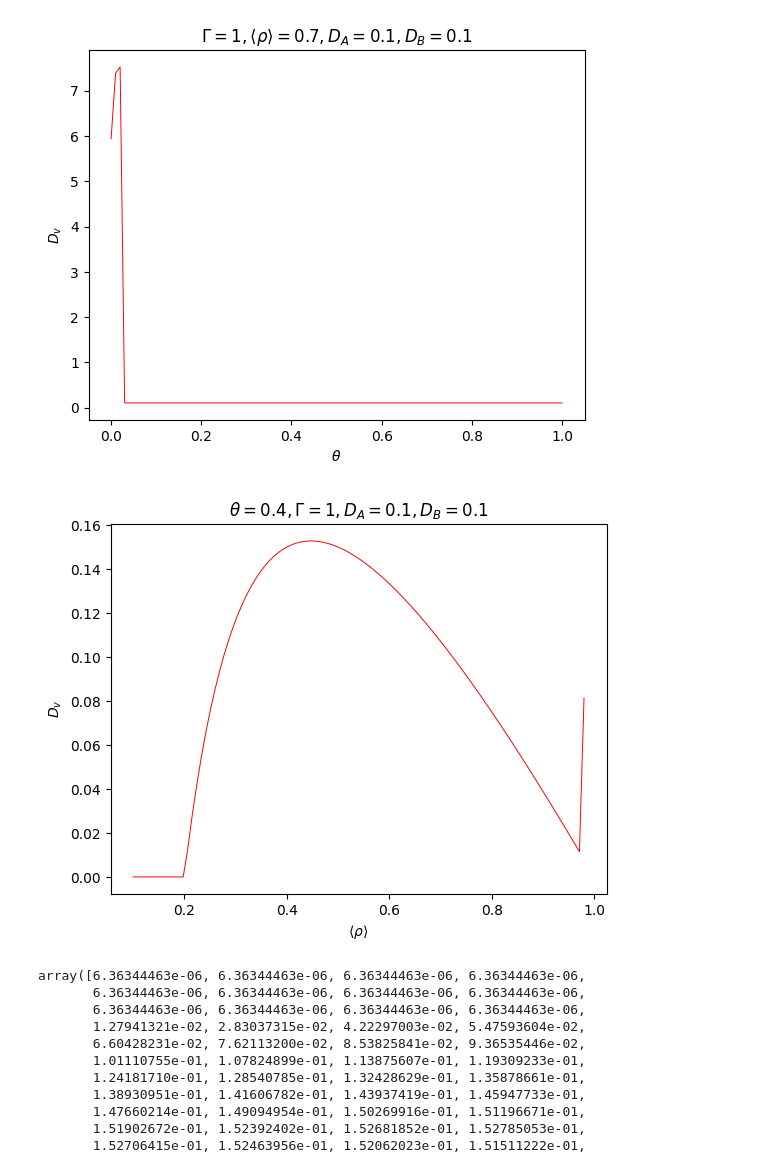
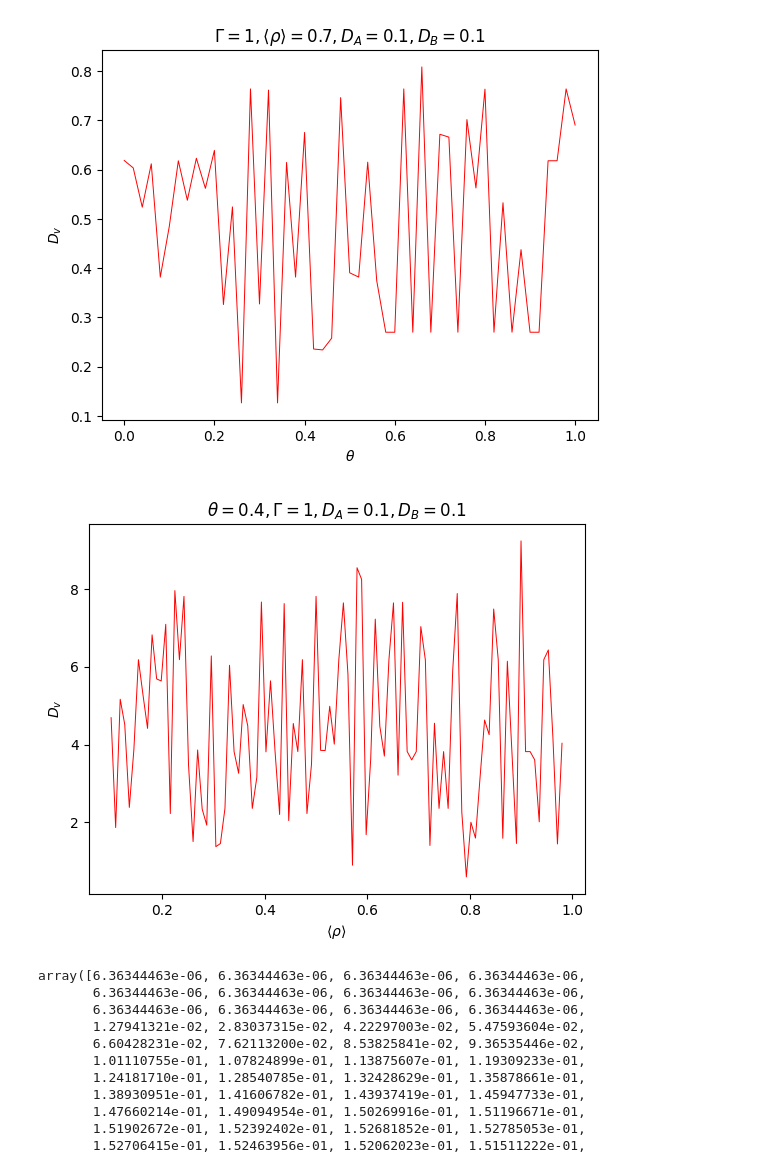
Before and after one commit to wmerbis/fluctuating_hydro, a Jupyter notebook: Linear_stability.ipynb, the cells around one changed output. Cells and saved outputs as stored; diff of their text form; code cells hidden in the pictures.

```diff
--- a/Linear_stability.ipynb
+++ b/Linear_stability.ipynb
@@ -91,0 +168,12 @@ def optimize_rate(J, Q, k_bounds=(0.1, 5.0)):
+# %%
+kab_space = np.concat([np.linspace(-1,0.26,30),np.linspace(0.261,0.297889,25),np.linspace(0.297889,0.33,25),np.linspace(0.331,1,30)])
+critical_kappas = []
+params['D_v'] = 0.01
+for kab in kab_space:
+    params["kappa_ab"] = kab
+    p_space, k_space, conv = interpolate_parameter("kappa_ba", -1, params)
+    if p_space[-2] == -1:
+        p_space, k_space, conv = interpolate_parameter("kappa_ba", 1, params,  direction = - 1)
+        critical_kappas.append(p_space[-2])
+    else:
+        critical_kappas.append(p_space[-2])
@@ -216,17 +499,16 @@ array([0.16618979])
 # %%
-theta_space = np.linspace(0,1,101)
-critical_DVs = np.zeros(101)
+theta_space = np.linspace(0,1,51)
+critical_DVs = np.zeros(51)
 params["D_v"] = 0
 params['a0'] = 0.35
 params['b0'] = 0.35
 
 for i, theta in enumerate(theta_space):
-    kappa_aa = 1 - theta
-    kappa_bb = 1 - theta
-    kappa_ab = - theta
-    kappa_ba = - theta
-    params['kappa'] = [[kappa_aa, kappa_ab],[kappa_ba, kappa_bb]]
-    crit_Dv, rootksqr = find_critical_Dv(params)
+    params['kappa_aa'] = 1 - theta
+    params['kappa_bb'] = 1 - theta
+    params['kappa_ab'] = - theta
+    params['kappa_ba'] = - theta
+    crit_Dv, rootksqr = find_critical_value(params, obs='D_v', bounds= (0,1))
     critical_DVs[i] = crit_Dv
     params["D_v"] = crit_Dv
 
@@ -238,33 +520,32 @@ plt.title(title)
 # plt.ylim([0.,1])
 plt.show()
 # %% [output]
-[figure, old version]
+[figure, new version]
 # %%
 rho0_space = np.linspace(0.1,0.98,100)
 critical_DVs = np.zeros(100)
 theta = 2/5
-kappa_aa = 1 - theta
-kappa_bb = 1 - theta
-kappa_ab = - theta
-kappa_ba = - theta
-params['kappa'] = [[kappa_aa, kappa_ab],[kappa_ba, kappa_bb]]
+params['kappa_aa'] = 1 - theta
+params['kappa_bb'] = 1 - theta
+params['kappa_ab'] = - theta
+params['kappa_ba'] = - theta
 params["D_v"] = 0
 for i, rho0 in enumerate(rho0_space):
     params['a0'] = rho0/2
     params['b0'] = rho0/2
-    crit_Dv, rootksqr = find_critical_Dv(params)
+    crit_Dv, rootksqr = find_critical_value(params, )
     critical_DVs[i] = crit_Dv
     params["D_v"] = crit_Dv
 
 title = rf"$\theta = {theta}, \Gamma = 1, D_A = {D_A}, D_B = {D_B} $"
 plt.plot(rho0_space, critical_DVs, 'r', lw= 0.7)
 plt.xlabel(r"$\langle \rho \rangle$")
 plt.ylabel(r"$D_v$")
 plt.title(title)
 # plt.ylim([0.,1])
 plt.show()
 # %% [output]
-[figure, old version]
+[figure, new version]
 # %%
 critical_DVs
 # %% [output]
```
Also changed, not shown: parts of 21 cells of this notebook, 2 other files.
